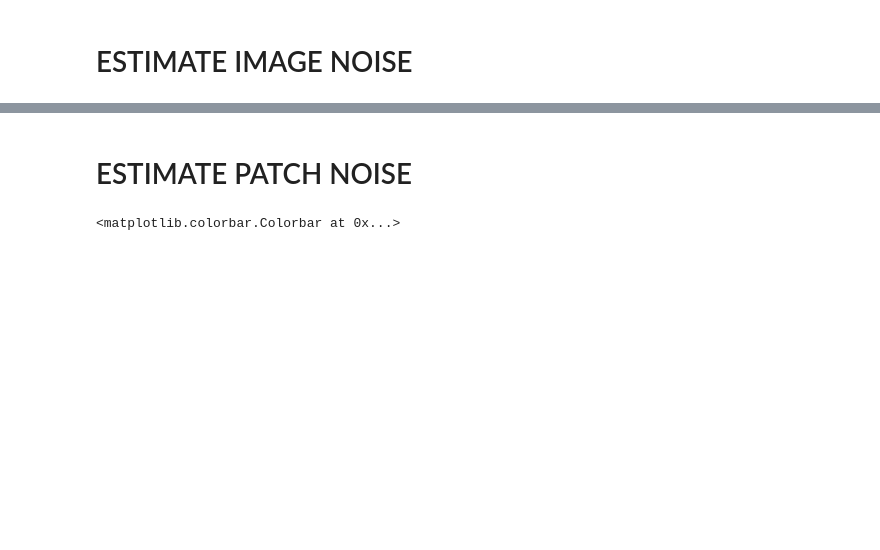
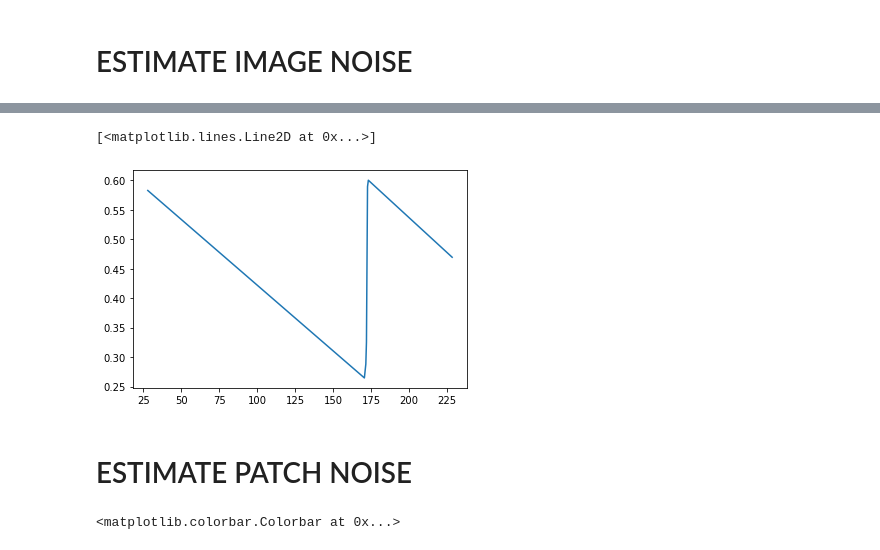
Before and after one commit to nissmar/ForgeryDetection, a Jupyter notebook: noise_estimation.ipynb, the cells around one changed output, grey strips where cells are left out. Saved outputs shown, nothing was run; the diff lists cells and outputs as text; code cells hidden in the pictures; blank space fills up the shorter version.

```diff
--- a/noise_estimation.ipynb
+++ b/noise_estimation.ipynb
@@ -121,3 +76,71 @@ plt.plot(L)
+# %%
+%matplotlib inline
+def process_result(elem,mask,f_var):
+    elem.sort(key=lambda el: el[1]) #sort blocks according to their variance
+    mask = 1-mask
+    mask[0,0]=0
+    m = np.zeros_like(mask)
+    mean = 0
+    n_g = int(len(elem)*f_var)
+    if n_g<1:
+        return None,None
+    for i in range(n_g):
+        mean += elem[i][0][0,0]
+        m += (elem[i][0]*mask)**2
+    d= m/(n_g)
+    k = 8
+    mean= mean/(n_g)/k
+
+    var_list = []
+    for i in range(k):
+        for j in range(k):
+            if mask[i,j]:
+                var_list.append(d[i,j])
+    return mean, np.sqrt(np.median(np.array(var_list)))
+
+
+def create_bins(L, e_per_bin, mask,f_var):
+    number_of_bins = int(len(L)/e_per_bin)
+
+    if len(L)/e_per_bin%1==0:
+        number_of_bins-=1
+    means=[]
+    estimates=[]
+    for k in range(number_of_bins+1):
+        mean, noise_est = process_result(L[k*e_per_bin:min((k+1)*e_per_bin, len(L))], mask, f_var)
+        if mean!=None:
+            means.append(mean)
+            estimates.append(noise_est)
+    return means, estimates
+
+def find_value_std(arr, k=8, T=8, stride=1, e_per_bin=10000, f_var=0.005):
+    ''' k: patch size
+        T: selected low-frequencies in the kxk array
+        stride: patch stride
+        e_per_bin: elements per bin
+        f_var: percentage of patchs used to estimate the variance
+        '''
+    n,m = arr.shape
+    list_dct=[]
+    mask = create_mask(k,T)
+
+    for i in range(0,n-k,stride):
+        for j in range(0,m-k,stride):
+            dm = dctn(arr[i:i+k,j:j+k],norm='ortho')
+            list_dct.append((dm, dct_variance(dm,mask))) # block/variance/mean
+    list_dct.sort(key=lambda el: el[0][0,0]) #sort blocks according to their mean
+    return create_bins(list_dct, e_per_bin, mask,f_var)
+
+# im = np.array(Image.open("forged_images/cyg.png"))
+# im = np.array(im).mean(axis=2) # convert to bw
+
+# # im += 110*np.random.normal(size=im.shape)
+
+# L = find_value_std(im, f_var=0.005, stride=1, e_per_bin=40000)
+# plt.plot(L[0],L[1])
+# %% [output]
+[<matplotlib.lines.Line2D at 0x...>]
+[figure, added]
 # %% [markdown]
 # ESTIMATE PATCH NOISE
 # %%
```
Also changed, not shown: parts of 13 cells of this notebook, 2 other files.
